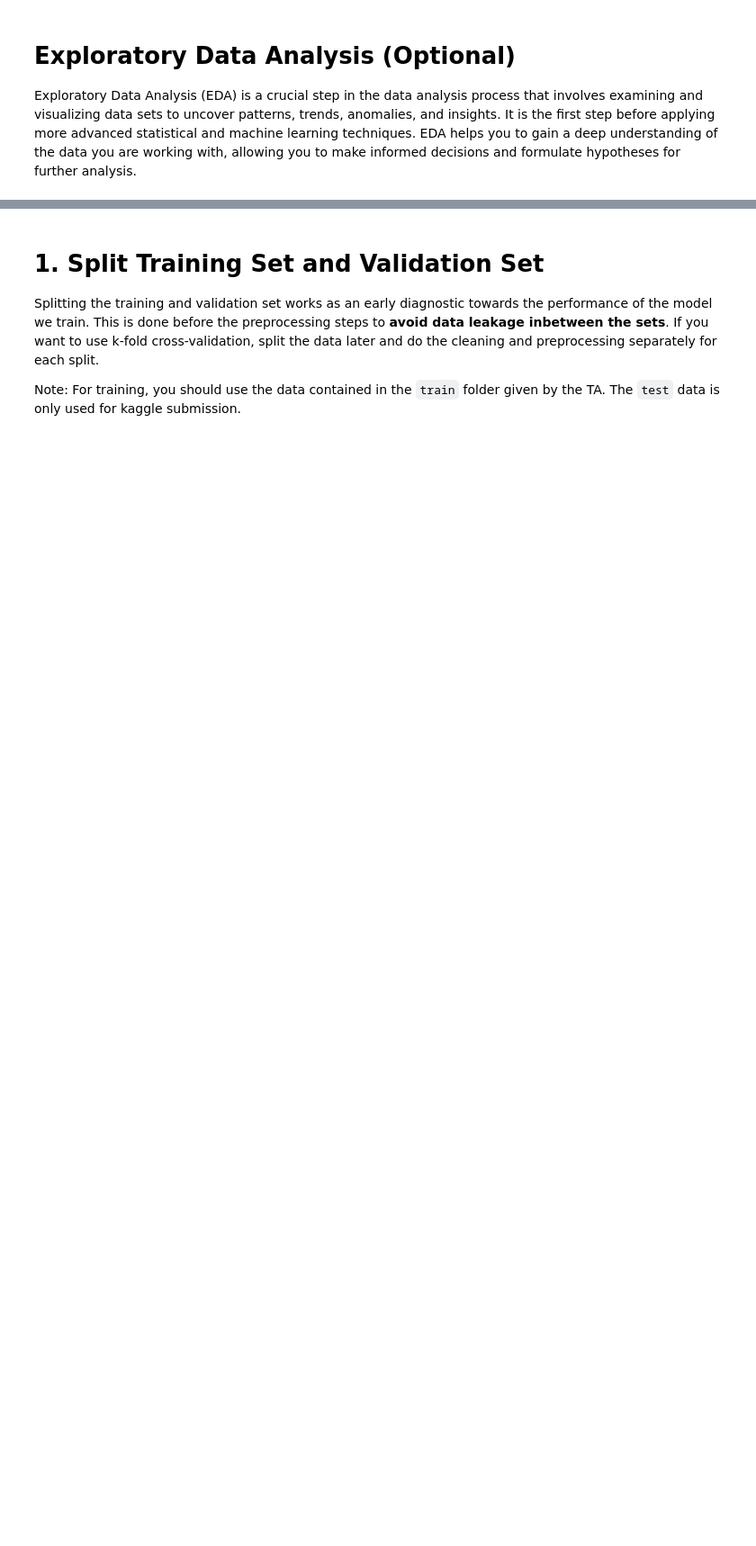
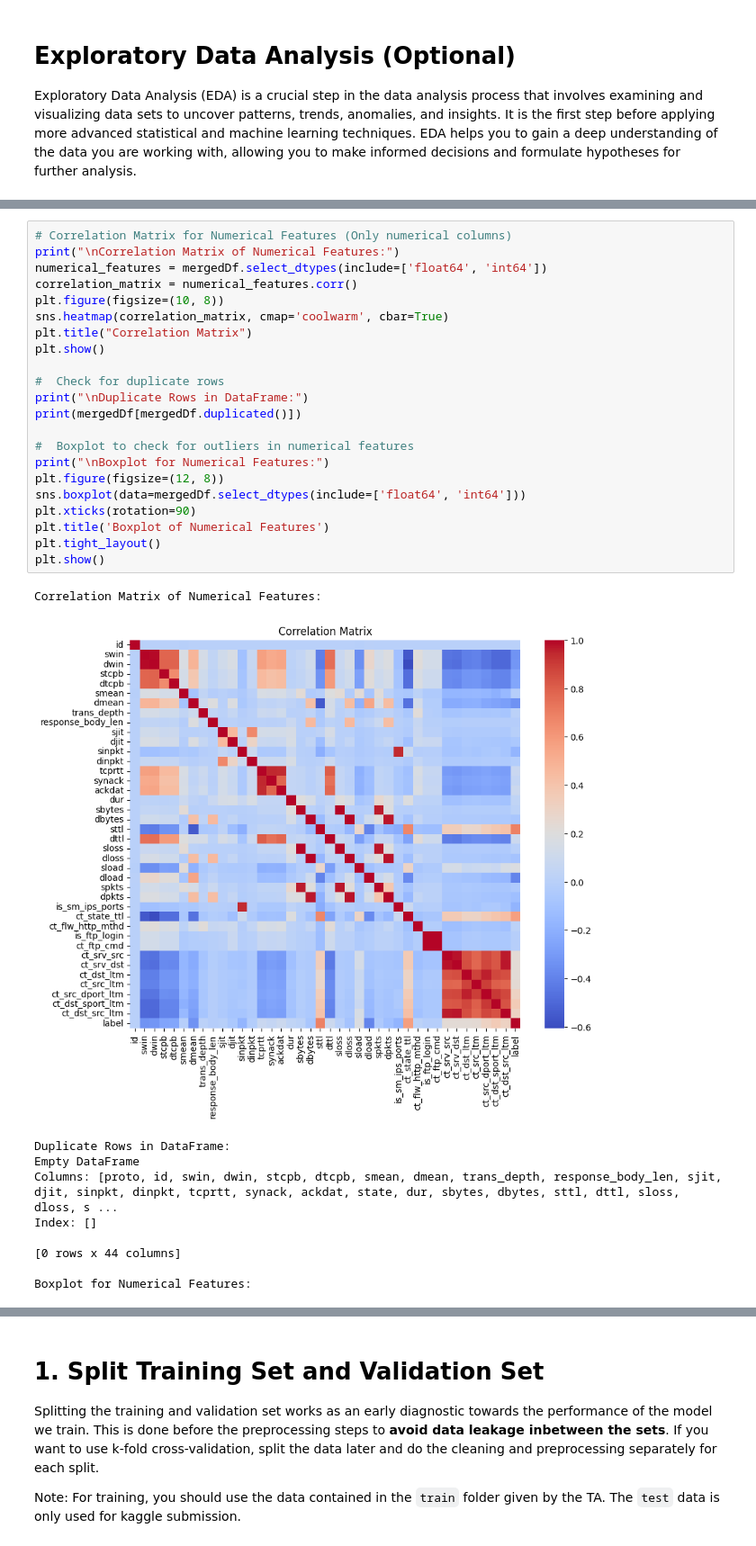
Before and after one commit to Bodleh/28-Turu, a Jupyter notebook: IF3170_Tugas_Besar_2_Notebook.ipynb, the cells around one changed output, grey strips where cells are left out. Shown at 90% size. Saved outputs shown, nothing was run; the diff lists cells and outputs as text; blank space fills up the shorter version.

```diff
--- a/IF3170_Tugas_Besar_2_Notebook.ipynb
+++ b/IF3170_Tugas_Besar_2_Notebook.ipynb
@@ -39,0 +125,33 @@ Exploratory Data Analysis (EDA) is a crucial step in the data analysis process t
+# %%
+# Correlation Matrix for Numerical Features (Only numerical columns)
+print("\nCorrelation Matrix of Numerical Features:")
+numerical_features = mergedDf.select_dtypes(include=['float64', 'int64'])
+correlation_matrix = numerical_features.corr()
+plt.figure(figsize=(10, 8))
+sns.heatmap(correlation_matrix, cmap='coolwarm', cbar=True)
+plt.title("Correlation Matrix")
+plt.show()
+
+#  Check for duplicate rows
+print("\nDuplicate Rows in DataFrame:")
+print(mergedDf[mergedDf.duplicated()])
+
+#  Boxplot to check for outliers in numerical features
+print("\nBoxplot for Numerical Features:")
+plt.figure(figsize=(12, 8))
+sns.boxplot(data=mergedDf.select_dtypes(include=['float64', 'int64']))
+plt.xticks(rotation=90)
+plt.title('Boxplot of Numerical Features')
+plt.tight_layout()
+plt.show()
+# %% [output]
+Correlation Matrix of Numerical Features:
+[figure, added]
+Duplicate Rows in DataFrame:
+Empty DataFrame
+Columns: [proto, id, swin, dwin, stcpb, dtcpb, smean, dmean, trans_depth, response_body_len, sjit, djit, sinpkt, dinpkt, tcprtt, synack, ackdat, state, dur, sbytes, dbytes, sttl, dttl, sloss, dloss, s ...
+Index: []
+
+[0 rows x 44 columns]
+
+Boxplot for Numerical Features:
```
Also changed, not shown: parts of 6 cells of this notebook.
